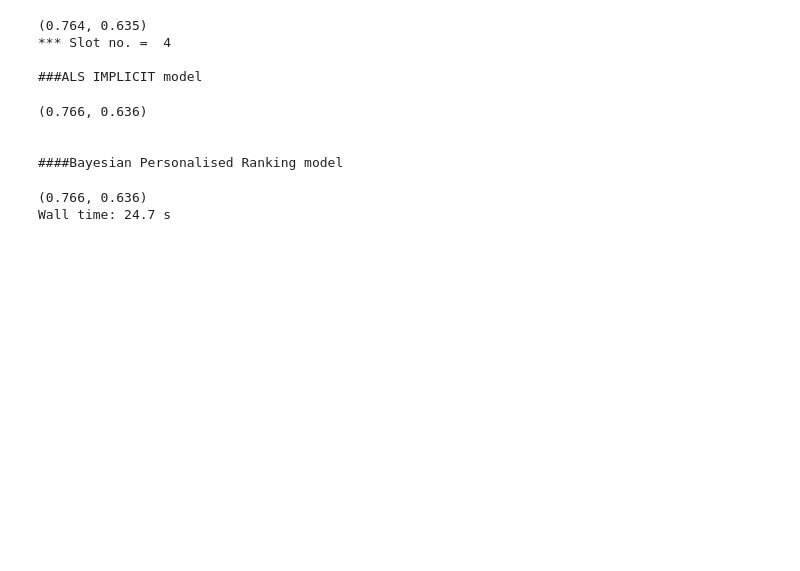
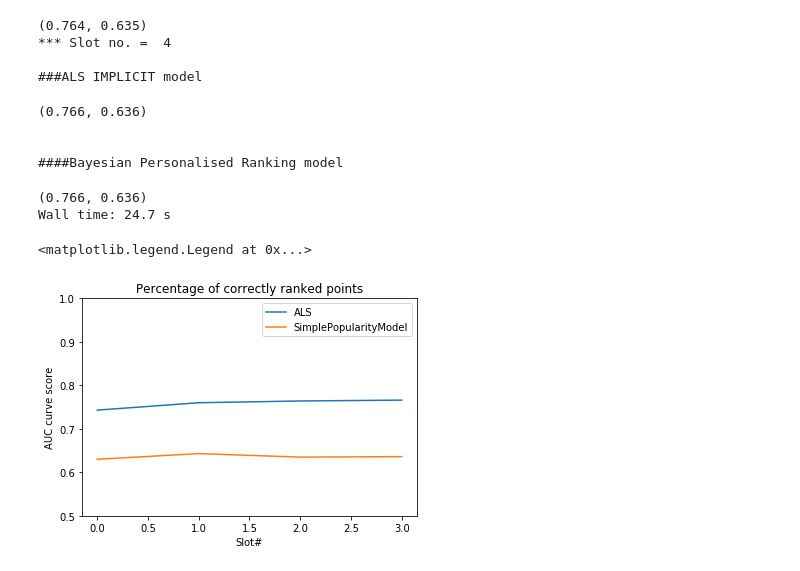
Before and after one commit to hemangbehl/Time-Aware-Music-Recommedation-System-Lastfm, a Jupyter notebook: CLEAN_v2.6_leaveOneOut_ALS_BayesianPR.ipynb, the cells around one changed output. Cells and saved outputs as stored; diff of their text form; code cells hidden in the pictures; blank space fills up the shorter version.

```diff
--- a/CLEAN_v2.6_leaveOneOut_ALS_BayesianPR.ipynb
+++ b/CLEAN_v2.6_leaveOneOut_ALS_BayesianPR.ipynb
@@ -412,0 +423,11 @@ Wall time: 24.7 s
+# %%
+line, = plt.plot([0.743,0.76,0.764,0.766], label='ALS')
+line, = plt.plot([0.63,0.643,0.635,0.636], label='SimplePopularityModel')
+plt.ylim(0.5, 1)
+plt.title('Percentage of correctly ranked points')
+plt.xlabel('Slot#')
+plt.ylabel('AUC curve score')
+plt.legend()
+# %% [output]
+<matplotlib.legend.Legend at 0x...>
+[figure, added]
```
Also changed, not shown: parts of 4 cells of this notebook, 2 other files.
